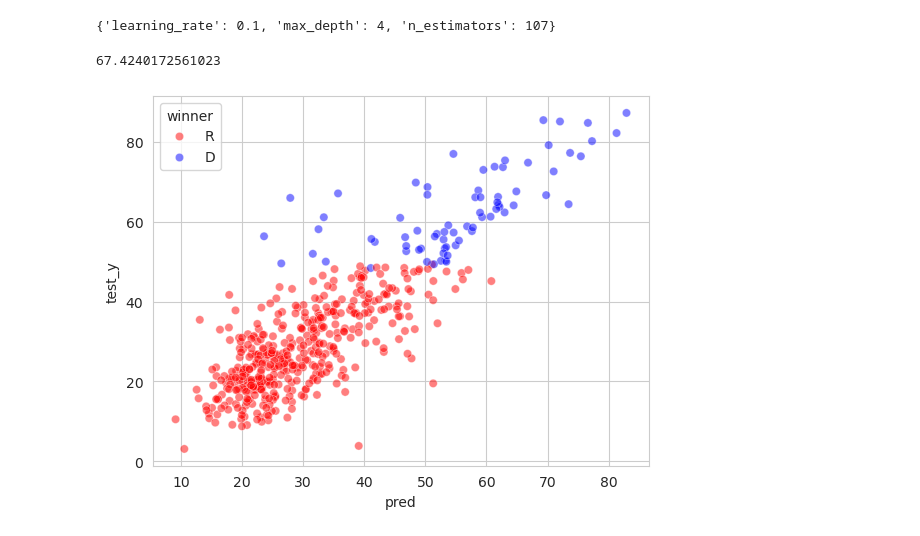
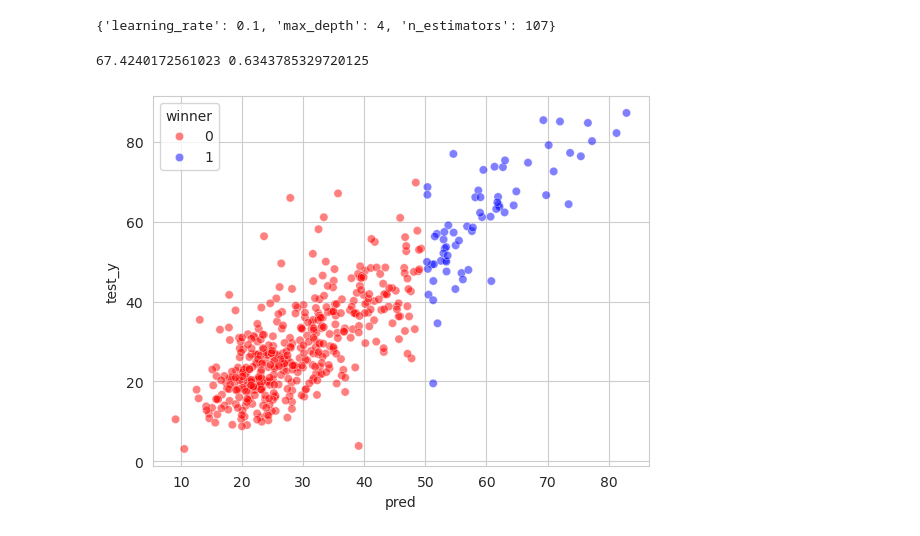
Before and after one commit to srijanrodo/erdos_ds_project, a Jupyter notebook: xgboost.ipynb, the cells around one changed output. Saved outputs shown, nothing was run; the diff lists cells and outputs as text; code cells hidden in the pictures.

```diff
--- a/xgboost.ipynb
+++ b/xgboost.ipynb
@@ -55,21 +55,26 @@ print(model.best_params_) #parameters for us to use
 # %%
 kfold=KFold(n_splits=5,shuffle=True,random_state=121)
 mse=0
+r2_sc=0
 for train_i, test_i in kfold.split(agg_train):
     train_var = agg_train.iloc[train_i]
     test_var = agg_train.iloc[test_i]
     xgb=xgboost.XGBRegressor(n_estimators=model.best_params_['n_estimators'],max_depth=model.best_params_['max_depth'],learning_rate=model.best_params_['learning_rate'])
     xgb.fit(train_var[features].values,train_var['democrat'])
-    mse += mean_squared_error(xgb.predict(test_var[features].values), test_var['democrat'])
+    mse += mean_squared_error(xgb.predict(test_var[features].values), test_var[target])
+    r2_sc += r2_score(xgb.predict(test_var[features].values),test_var[target])
 mse = mse / 5
+r2_sc/=5
 # %%
-print(mse)
+print(mse,r2_sc)
 # %% [output]
-67.4240172561023
+67.4240172561023 0.6343785329720125
 # %%
 #Example chart
 pred=pd.DataFrame({'pred':xgb.predict(test_var[features].values),'test_y':test_var['democrat'].values,'winner':test_var['winner'].values})
+for x in pred.index:
+    pred.loc[x,'winner'] = 1 if pred.loc[x,'pred'] > 50 else 0
 sns.scatterplot(data=pred,x='pred',y='test_y',hue='winner',palette=['red','blue'], alpha=0.5)
 plt.show()
 # %% [output]
-[figure, old version]
+[figure, new version]
```
Also changed, not shown: parts of 1 cell of this notebook, 3 other files.
